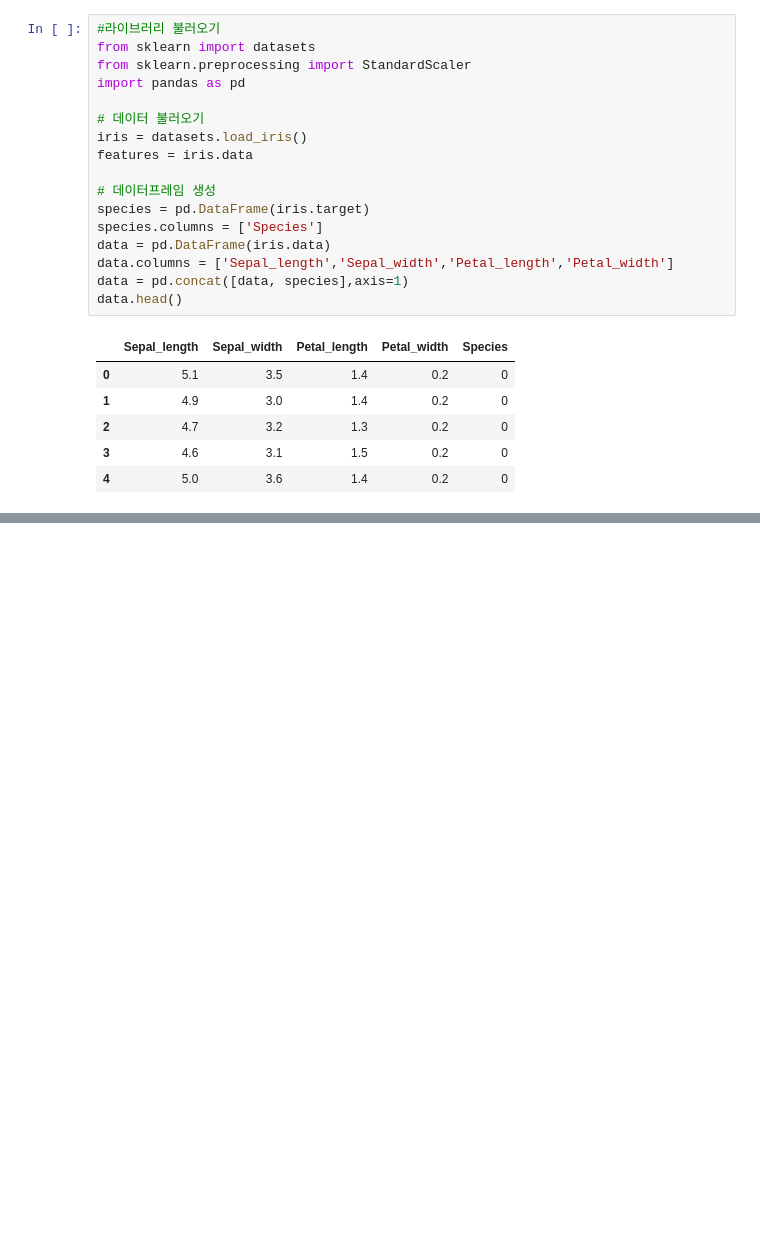
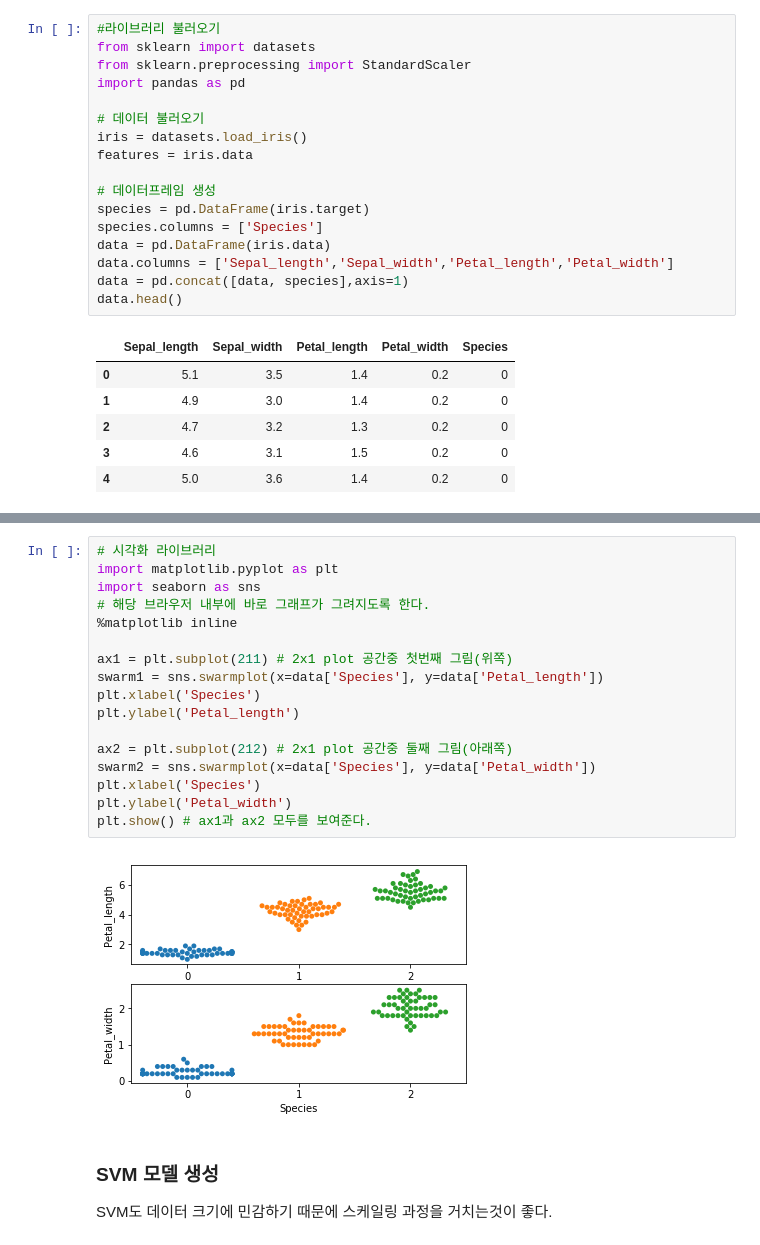
Before and after one commit to HWANG-HOE-SUN/Univ.Project, a Jupyter notebook: ML정리/SVM.ipynb, the cells around one changed output, grey strips where cells are left out. Saved outputs shown, nothing was run; the diff lists cells and outputs as text; blank space fills up the shorter version.

```diff
--- a/ML정리/SVM.ipynb
+++ b/ML정리/SVM.ipynb
@@ -26,0 +60,22 @@ data.head()
+# %%
+# 시각화 라이브러리
+import matplotlib.pyplot as plt
+import seaborn as sns
+# 해당 브라우저 내부에 바로 그래프가 그려지도록 한다.
+%matplotlib inline
+
+ax1 = plt.subplot(211) # 2x1 plot 공간중 첫번째 그림(위쪽)
+swarm1 = sns.swarmplot(x=data['Species'], y=data['Petal_length'])
+plt.xlabel('Species')
+plt.ylabel('Petal_length')
+
+ax2 = plt.subplot(212) # 2x1 plot 공간중 둘째 그림(아래쪽)
+swarm2 = sns.swarmplot(x=data['Species'], y=data['Petal_width'])
+plt.xlabel('Species')
+plt.ylabel('Petal_width')
+plt.show() # ax1과 ax2 모두를 보여준다.
+# %% [output]
+[figure, added]
+# %% [markdown]
+### SVM 모델 생성
+SVM도 데이터 크기에 민감하기 때문에 스케일링 과정을 거치는것이 좋다.
```
Also changed, not shown: parts of 26 cells of this notebook.
